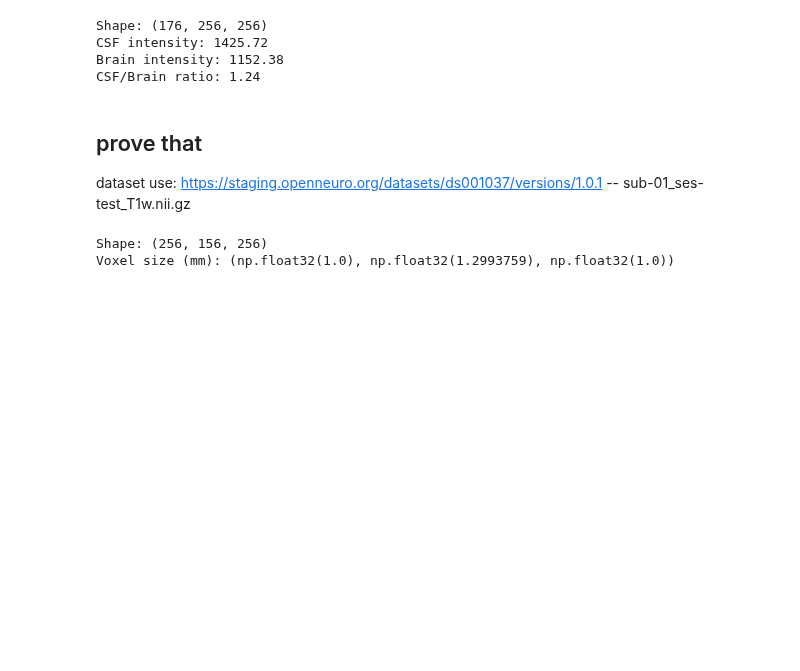
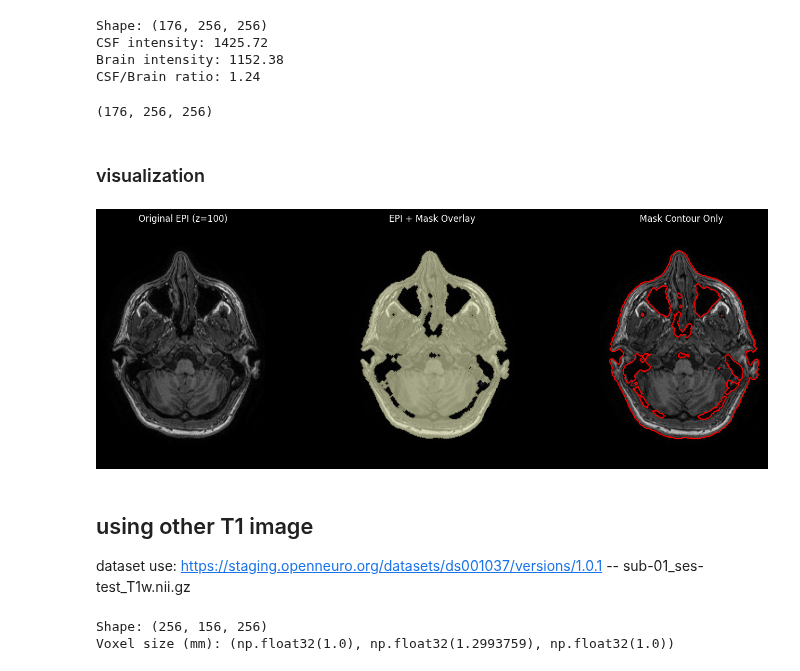
Before and after one commit to Herseybb/fmri-simon-analysis, a Jupyter notebook: notebooks/03_image_preprocessing.ipynb, the cells around one changed output. Drawn from its saved outputs; the diff is of its cells as text; code cells hidden in the pictures; blank space fills up the shorter version.

Commit message:
add brain extraction

```diff
--- a/notebooks/03_image_preprocessing.ipynb
+++ b/notebooks/03_image_preprocessing.ipynb
@@ -238,8 +237,61 @@ Shape: (176, 256, 256)
 CSF intensity: 1425.72
 Brain intensity: 1152.38
 CSF/Brain ratio: 1.24
+# %%
+brain_mask.shape
+# %% [output]
+(176, 256, 256)
+# %% [markdown]
+### visualization
+# %%
+import nibabel as nib
+import numpy as np
+import matplotlib.pyplot as plt
+
+# 加载数据
+# epi_img = nib.load(corrected_nifti)
+# mask_img = nib.load(brain_mask)
+
+epi_data = img.get_fdata()
+mask_data = brain_mask.get_fdata().astype(bool)
+
+# 选择体素坐标（注意：NIfTI 顺序通常是 [x, y, z, t]）
+slice_idx = 100  # 例如：z 轴第 30 层
+
+# 提取 2D 切片（假设 4D 数据，取第 0 时间点）
+if epi_data.ndim == 4:
+    epi_slice = epi_data[:, :, slice_idx, 0].T  # .T 使图像方向符合 radiological convention
+else:
+    epi_slice = epi_data[:, :, slice_idx].T
+
+mask_slice = mask_data[:, :, slice_idx].T
+
+# 可视化
+fig, axes = plt.subplots(1, 3, figsize=(15, 5))
+
+# 原始 EPI
+axes[0].imshow(epi_slice, cmap='gray', origin='lower')
+axes[0].set_title(f'Original EPI (z={slice_idx})')
+axes[0].axis('off')
+
+# Mask 叠加
+axes[1].imshow(epi_slice, cmap='gray', origin='lower')
+axes[1].imshow(mask_slice, cmap='magma', alpha=0.5, origin='lower')  # 半透明叠加
+axes[1].set_title('EPI + Mask Overlay')
+axes[1].axis('off')
+
+# 仅 Mask 轮廓
+axes[2].imshow(epi_slice, cmap='gray', origin='lower')
+axes[2].contour(mask_slice, colors='red', linewidths=1.5)  # 仅显示轮廓
+axes[2].set_title('Mask Contour Only')
+axes[2].axis('off')
+
+plt.tight_layout()
+plt.show()
+# %% [output]
+[figure, added]
 # %% [markdown]
-## prove that
+## using other T1 image
 
 dataset use: https://staging.openneuro.org/datasets/ds001037/versions/1.0.1  -- sub-01_ses-test_T1w.nii.gz
 # %%
```
Also changed, not shown: parts of 2 cells of this notebook, 2 other files.
